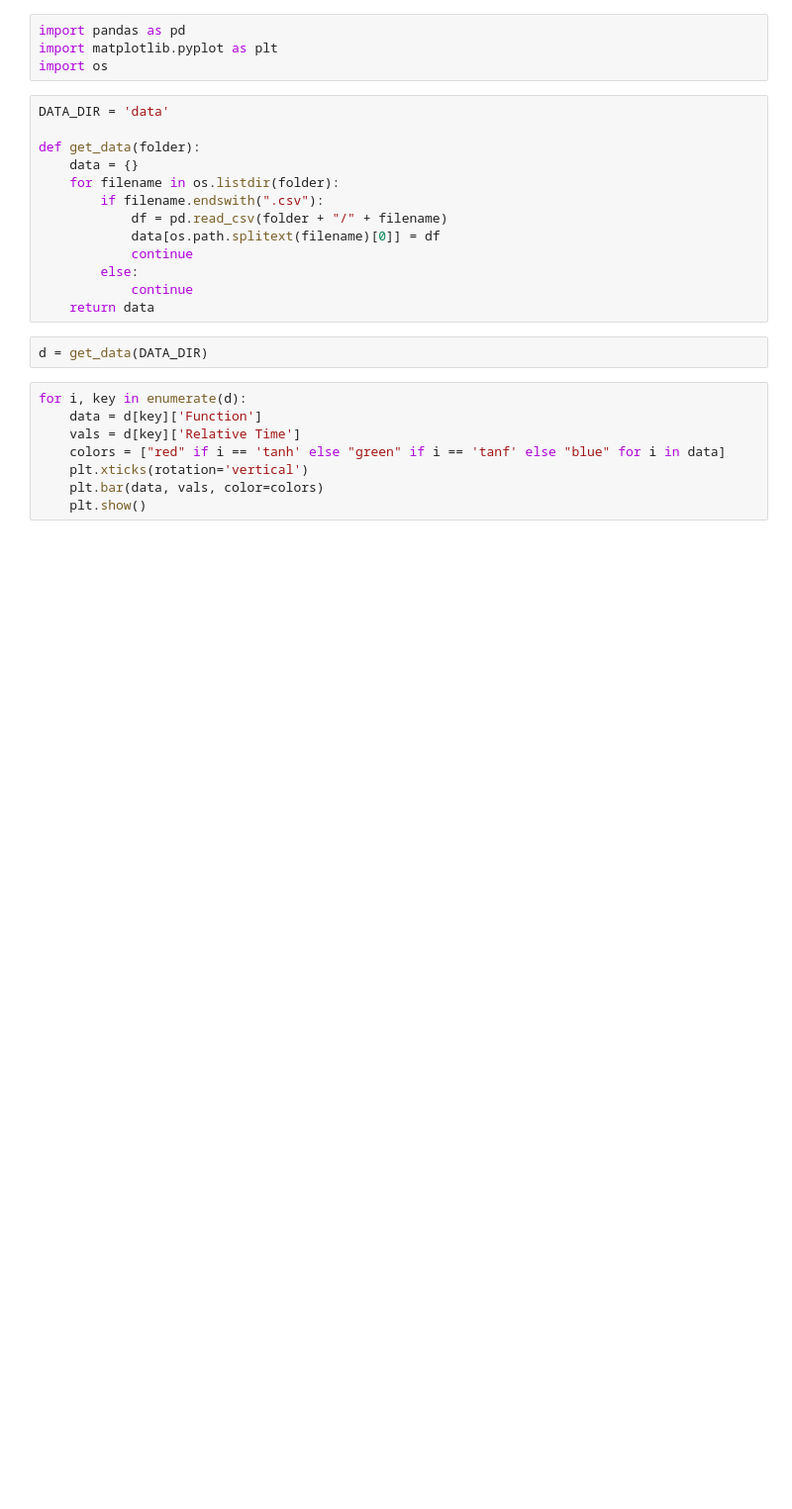
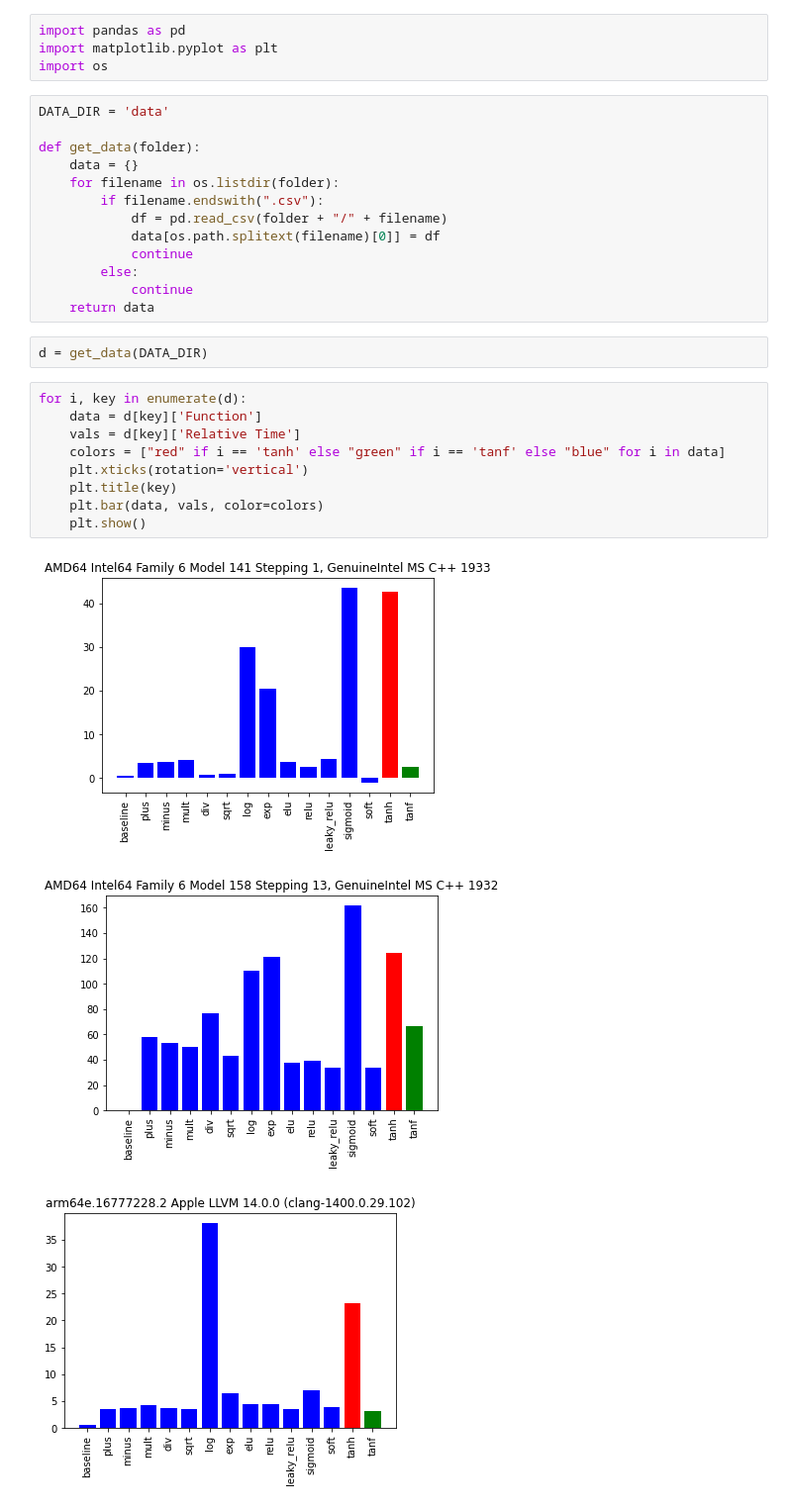
Before and after one commit to phatware/lstm-optimizations, a Jupyter notebook: performance_charts.ipynb, the cells around one changed output. Shown at 99% size. Drawn from its saved outputs; the diff is of its cells as text; blank space fills up the shorter version.

```diff
--- a/performance_charts.ipynb
+++ b/performance_charts.ipynb
@@ -20,8 +20,13 @@ d = get_data(DATA_DIR)
 # %%
 for i, key in enumerate(d):
     data = d[key]['Function']
     vals = d[key]['Relative Time']
     colors = ["red" if i == 'tanh' else "green" if i == 'tanf' else "blue" for i in data]
     plt.xticks(rotation='vertical')
+    plt.title(key)
     plt.bar(data, vals, color=colors)
     plt.show()
+# %% [output]
+[figure, added]
+[figure, added]
+[figure, added]
```
Also changed, not shown: parts of 1 cell of this notebook, 2 other files.
